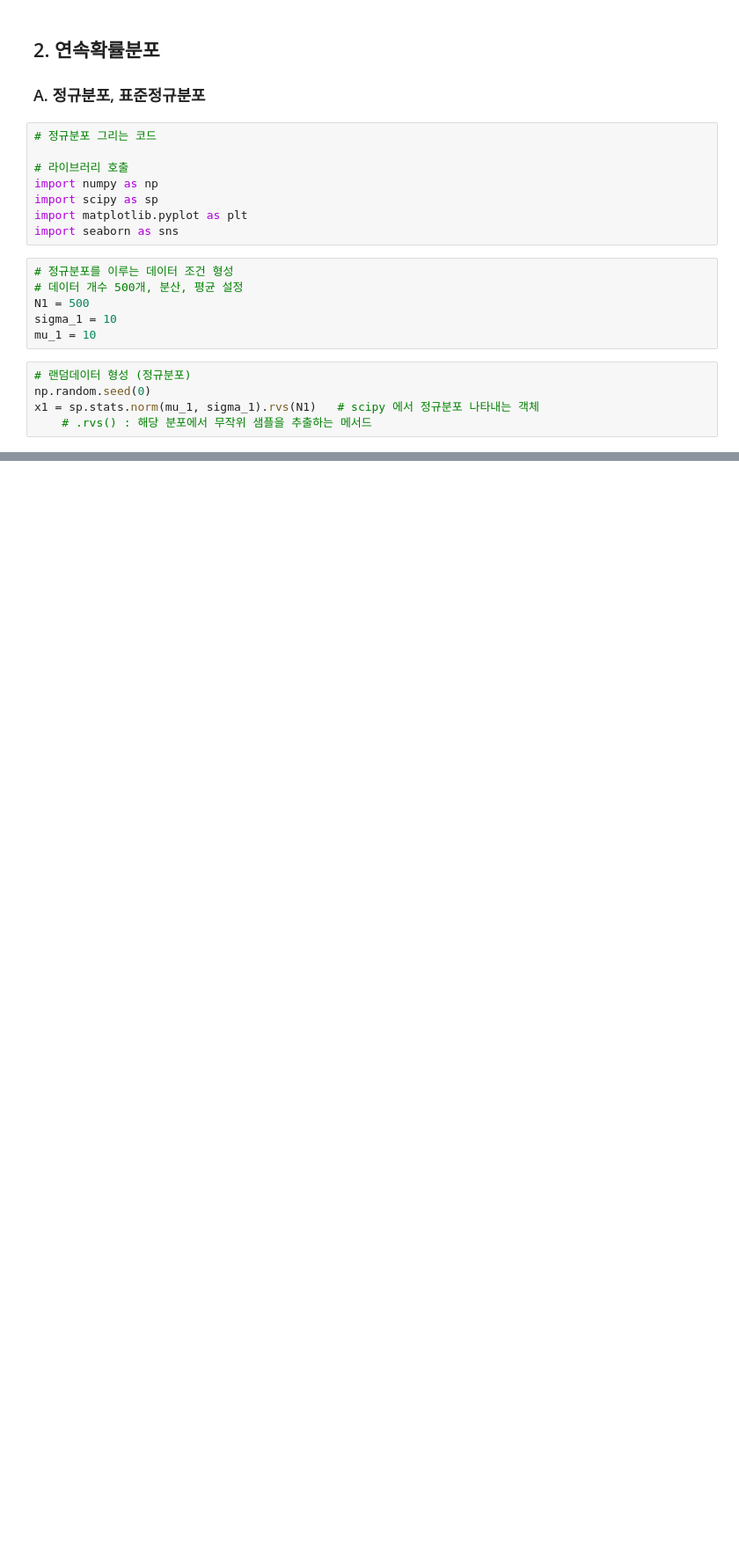
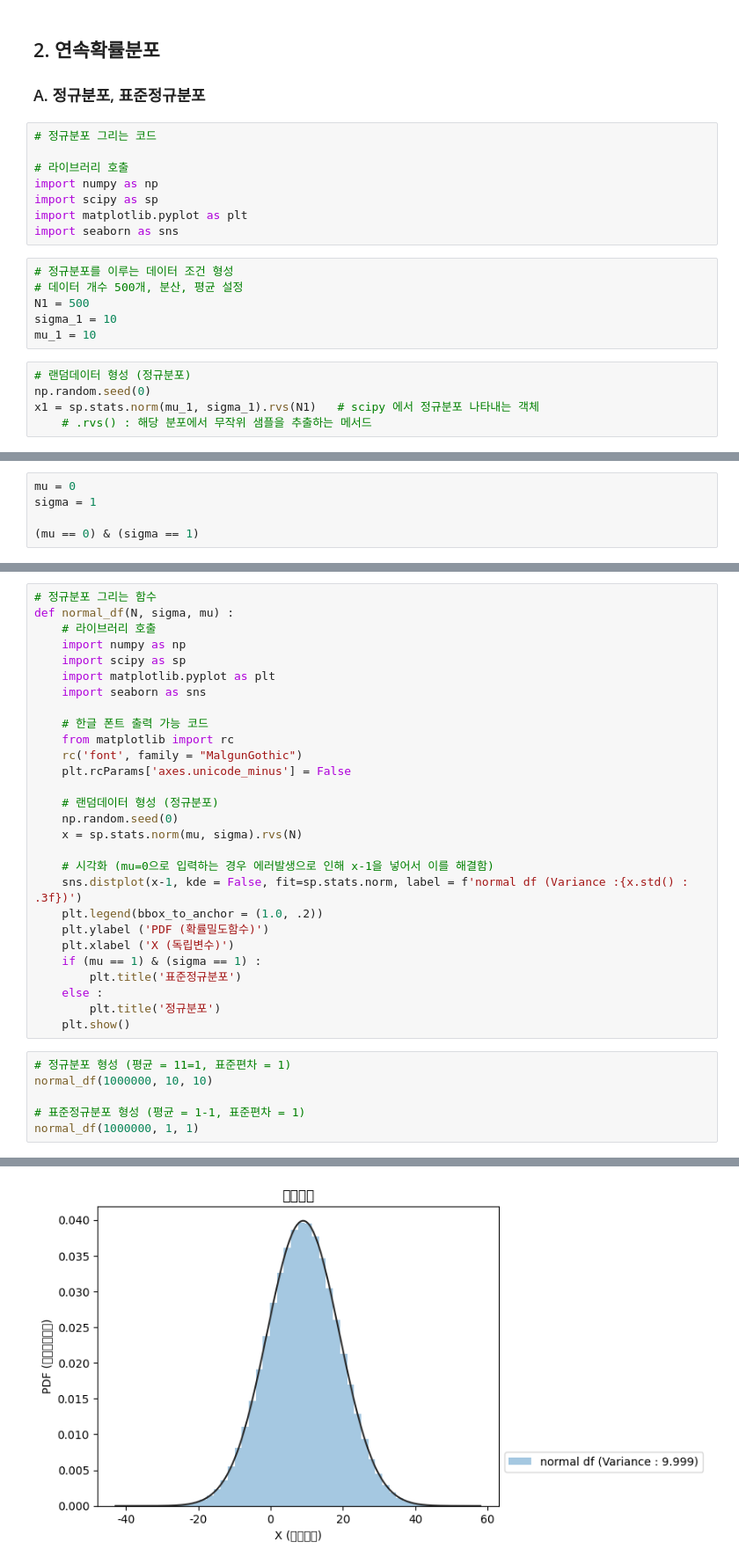
Before and after one commit to shoni0325/basic_python, a Jupyter notebook: shoni_train/statistic/distribution.ipynb, the cells around one changed output, grey strips where cells are left out. Shown at 88% size. Saved outputs shown, nothing was run; the diff lists cells and outputs as text; blank space fills up the shorter version.

```diff
--- a/shoni_train/statistic/distribution.ipynb
+++ b/shoni_train/statistic/distribution.ipynb
@@ -244,0 +268,5 @@ ax = sns.displot(x1, kde = False, fit = sp.stats.norm, label = f"normal df (Vari
+# %%
+mu = 0
+sigma = 1
+
+(mu == 0) & (sigma == 1)
@@ -244,0 +275,35 @@ ax = sns.displot(x1, kde = False, fit = sp.stats.norm, label = f"normal df (Vari
+# %%
+# 정규분포 그리는 함수
+def normal_df(N, sigma, mu) :
+    # 라이브러리 호출
+    import numpy as np
+    import scipy as sp
+    import matplotlib.pyplot as plt
+    import seaborn as sns
+
+    # 한글 폰트 출력 가능 코드
+    from matplotlib import rc
+    rc('font', family = "MalgunGothic")
+    plt.rcParams['axes.unicode_minus'] = False
+
+    # 랜덤데이터 형성 (정규분포)
+    np.random.seed(0)
+    x = sp.stats.norm(mu, sigma).rvs(N)
+
+    # 시각화 (mu=0으로 입력하는 경우 에러발생으로 인해 x-1을 넣어서 이를 해결함)
+    sns.distplot(x-1, kde = False, fit=sp.stats.norm, label = f'normal df (Variance :{x.std() : .3f})')
+    plt.legend(bbox_to_anchor = (1.0, .2))
+    plt.ylabel ('PDF (확률밀도함수)')
+    plt.xlabel ('X (독립변수)')
+    if (mu == 1) & (sigma == 1) :
+        plt.title('표준정규분포')
+    else :
+        plt.title('정규분포')
+    plt.show()
+# %%
+# 정규분포 형성 (평균 = 11=1, 표준편차 = 1)
+normal_df(1000000, 10, 10)
+
+# 표준정규분포 형성 (평균 = 1-1, 표준편차 = 1)
+normal_df(1000000, 1, 1)
+# %% [output]
@@ -244,0 +327 @@ ax = sns.displot(x1, kde = False, fit = sp.stats.norm, label = f"normal df (Vari
+[figure, added]
```
Also changed, not shown: parts of 7 cells of this notebook, 1 other file.
